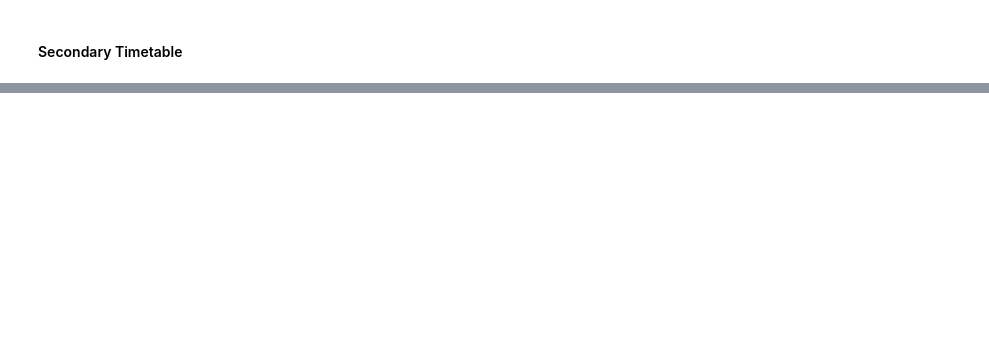
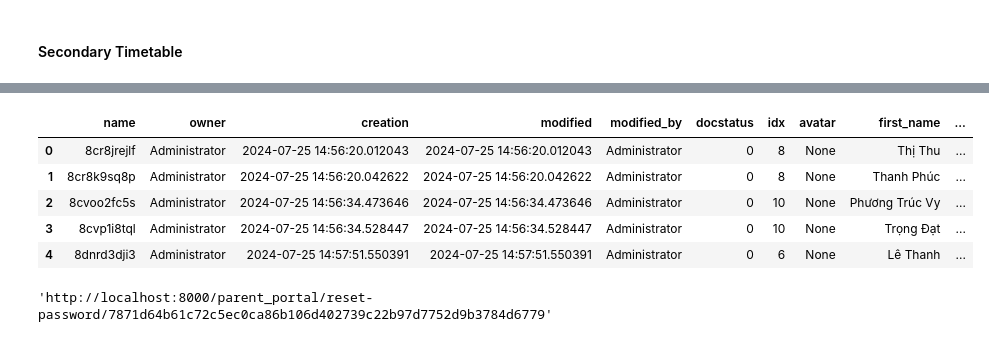
Before and after one commit to Wellspring-VN/pp-frappe-da, a Jupyter notebook: notebooks/validate-data.ipynb, the cells around one changed output, grey strips where cells are left out. Cells and saved outputs as stored; diff of their text form; code cells hidden in the pictures; blank space fills up the shorter version.

```diff
--- a/notebooks/validate-data.ipynb
+++ b/notebooks/validate-data.ipynb
@@ -931,0 +1133,3 @@ Processing school class  12.3
+# %%
+teachers = SISPerson.find(filters={"primary_role": "Teacher"}, limit_page_length=2000)
+guardians = SISPerson.find(filters={"primary_role": "Guardian"}, limit_page_length=2000)
@@ -931,0 +1140,36 @@ Processing school class  12.3
+# %%
+employee_parent = [
+    "Lưu Mỹ Hạnh",
+    "Hồ Thị Bích Vân",
+    "Phạm Phương Lan",
+    "Nguyễn Thị Thanh Trâm",
+    "Trần Thị Khánh Linh",
+    "Phạm Ngọc Ánh",
+    "Đỗ Thu Thủy",
+    "Phạm Thị Như Ý",
+    "Nguyễn Thị Ngọc Huân",
+    "Phạm Thị Bảo Ngọc",
+    "Nguyễn Thị Minh Nguyệt",
+    "Vũ Ngọc Đan Thanh",
+    "Ngô Thị Hồng Anh",
+    "Ninh Thị Nga",
+    "Nguyễn Lê Ngọc Anh",
+    "Văn Thị Thanh Sự",
+    "Nguyễn Thị Phương Hạnh",
+    "Nguyễn Thị Diệu Hiền",
+    "Vũ Ngọc Đan Thanh",
+    "Cory James Engle",
+    "Trần Nguyễn Ngọc Thảo",
+    "Clerkin James Jonathan",
+]
+print(len(employee_parent))
+
+guardians_full_name = guardians[guardians['full_name'].isin(employee_parent)]['full_name'].values
+
+# find names in employee_parent but not in guardians
+for name in employee_parent:
+    if name not in guardians_full_name:
+        print(name)
+
+guardians = guardians[guardians['full_name'].isin(employee_parent)]
+print("Limit to ", len(guardians), "guardians")
@@ -931,0 +1197,9 @@ Processing school class  12.3
+# %%
+guardians.head()
+# %% [output]
+|  | name | owner | creation | modified | modified_by | docstatus | idx | avatar | first_name | ... |
+| 0 | 8cr8jrejlf | Administrator | 2024-07-25 14:56:20.012043 | 2024-07-25 14:56:20.012043 | Administrator | 0 | 8 | None | Thị Thu | ... |
+| 1 | 8cr8k9sq8p | Administrator | 2024-07-25 14:56:20.042622 | 2024-07-25 14:56:20.042622 | Administrator | 0 | 8 | None | Thanh Phúc | ... |
+| 2 | 8cvoo2fc5s | Administrator | 2024-07-25 14:56:34.473646 | 2024-07-25 14:56:34.473646 | Administrator | 0 | 10 | None | Phương Trúc Vy | ... |
+| 3 | 8cvp1i8tql | Administrator | 2024-07-25 14:56:34.528447 | 2024-07-25 14:56:34.528447 | Administrator | 0 | 10 | None | Trọng Đạt | ... |
+| 4 | 8dnrd3dji3 | Administrator | 2024-07-25 14:57:51.550391 | 2024-07-25 14:57:51.550391 | Administrator | 0 | 6 | None | Lê Thanh | ... |
@@ -941,0 +1294,5 @@ test_acc.save()
+# %%
+test_acc = User.find_by_id('dhminh1024@gmail.com')
+test_acc.reset_password()
+# %% [output]
+'http://localhost:8000/parent_portal/reset-password/7871d64b61c72c5ec0ca86b106d402739c22b97d7752d9b3784d6779'
```
Also changed, not shown: parts of 45 cells of this notebook, 13 other files.
